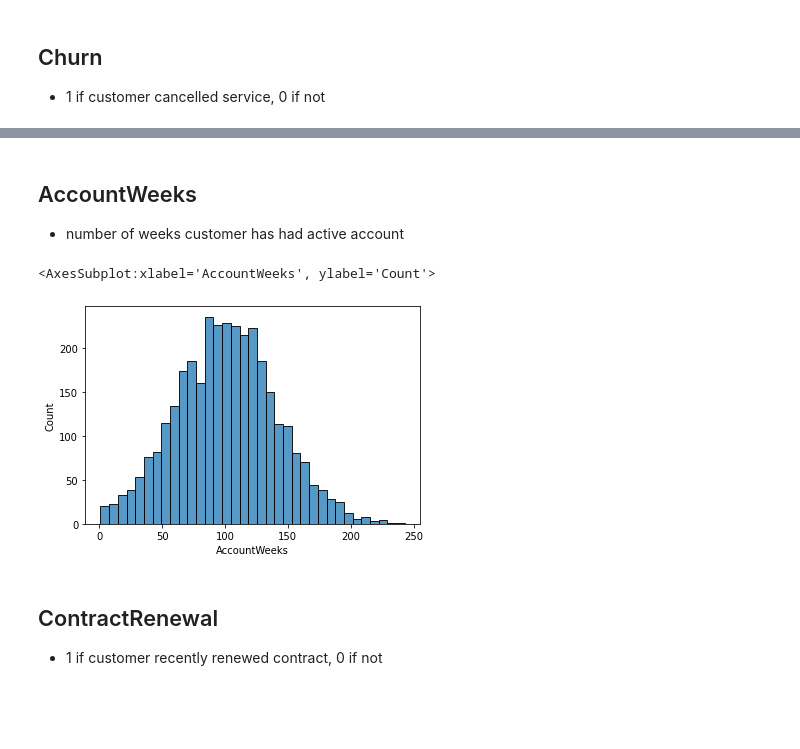
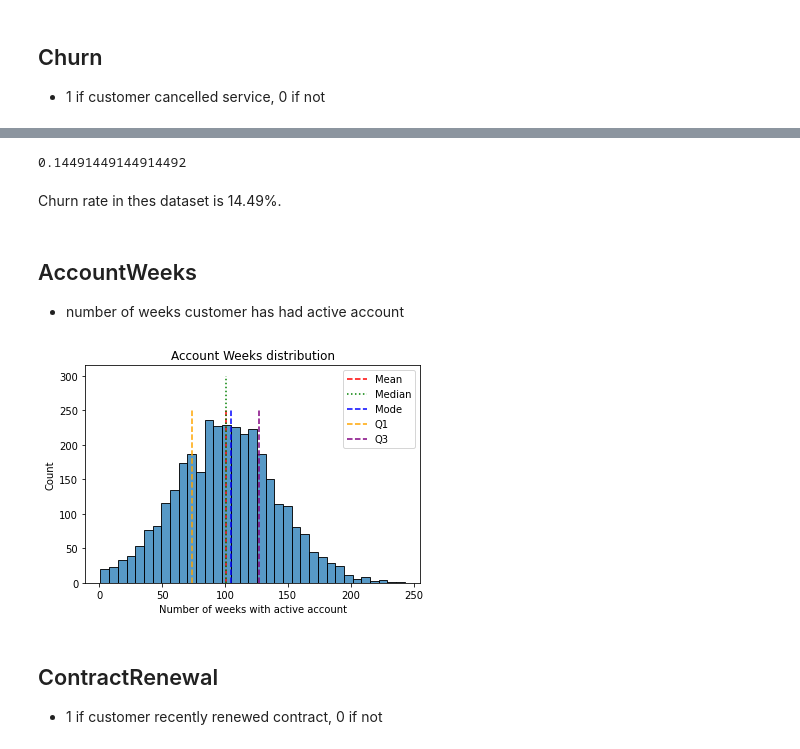
Before and after one commit to CarJung/Churn_exploration, a Jupyter notebook: EDA.ipynb, the cells around one changed output, grey strips where cells are left out. Drawn from its saved outputs; the diff is of its cells as text; code cells hidden in the pictures; blank space fills up the shorter version.

Commit message:
improved visualizations

```diff
--- a/EDA.ipynb
+++ b/EDA.ipynb
@@ -49,12 +52,25 @@ plt.xticks([0,1],['No cancelation','Cancelled'])
 [figure]
+# %%
+len(data[data['Churn'] == 1]) / len(data)
+# %% [output]
+0.14491449144914492
+# %% [markdown]
+Churn rate in thes dataset is 14.49%.
 # %% [markdown]
 ## AccountWeeks
 - number of weeks customer has had active account
-# %%
-sns.histplot(data['AccountWeeks'])
-# %% [output]
-<AxesSubplot:xlabel='AccountWeeks', ylabel='Count'>
-[figure, removed]
+# %%
+plt.title('Account Weeks distribution')
+sns.histplot(data['AccountWeeks'])
+plt.xlabel('Number of weeks with active account');
+plt.vlines(data['AccountWeeks'].mean(),0,250,color='red',label='Mean' , linestyles='dashed')
+plt.vlines(data['AccountWeeks'].median(),0,300,color='green',label='Median', linestyles='dotted')
+plt.vlines(data['AccountWeeks'].mode()[0],0,250,color='blue',label='Mode', linestyles='dashed')
+plt.vlines(data['AccountWeeks'].quantile(0.25),0,250,color='orange',label='Q1', linestyles='dashed')
+plt.vlines(data['AccountWeeks'].quantile(0.75),0,250,color='purple',label='Q3', linestyles='dashed')
+plt.legend();
+# %% [output]
+[figure, added]
 # %% [markdown]
 ## ContractRenewal
 - 1 if customer recently renewed contract, 0 if not
```
Also changed, not shown: parts of 19 cells of this notebook, 1 other file.
